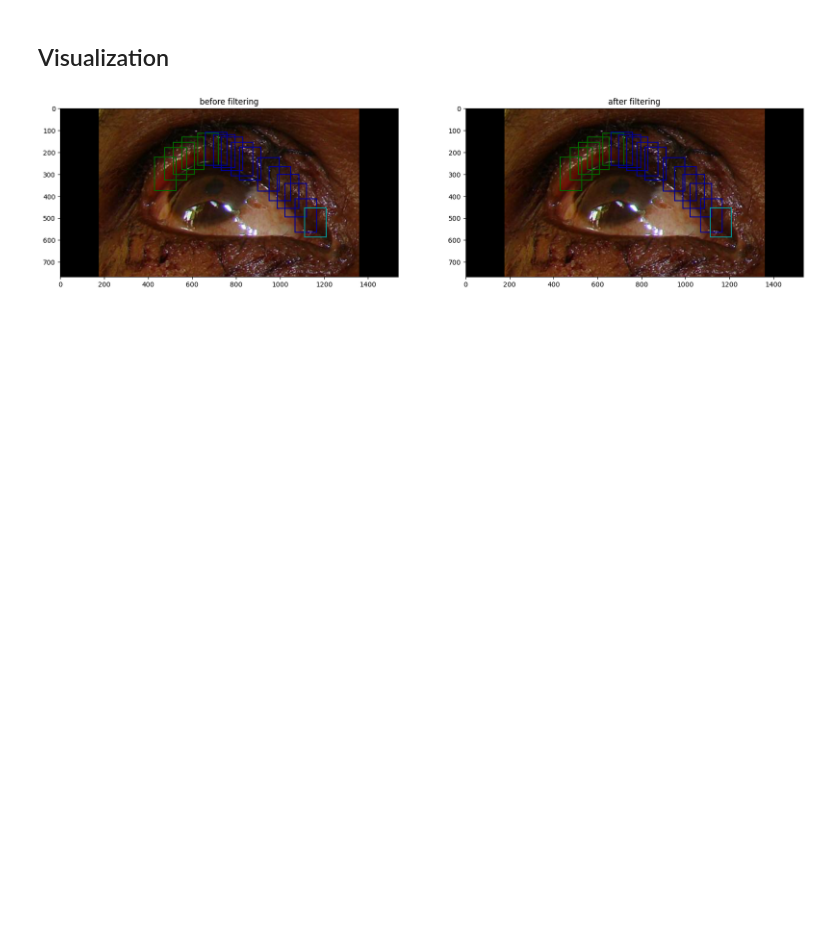
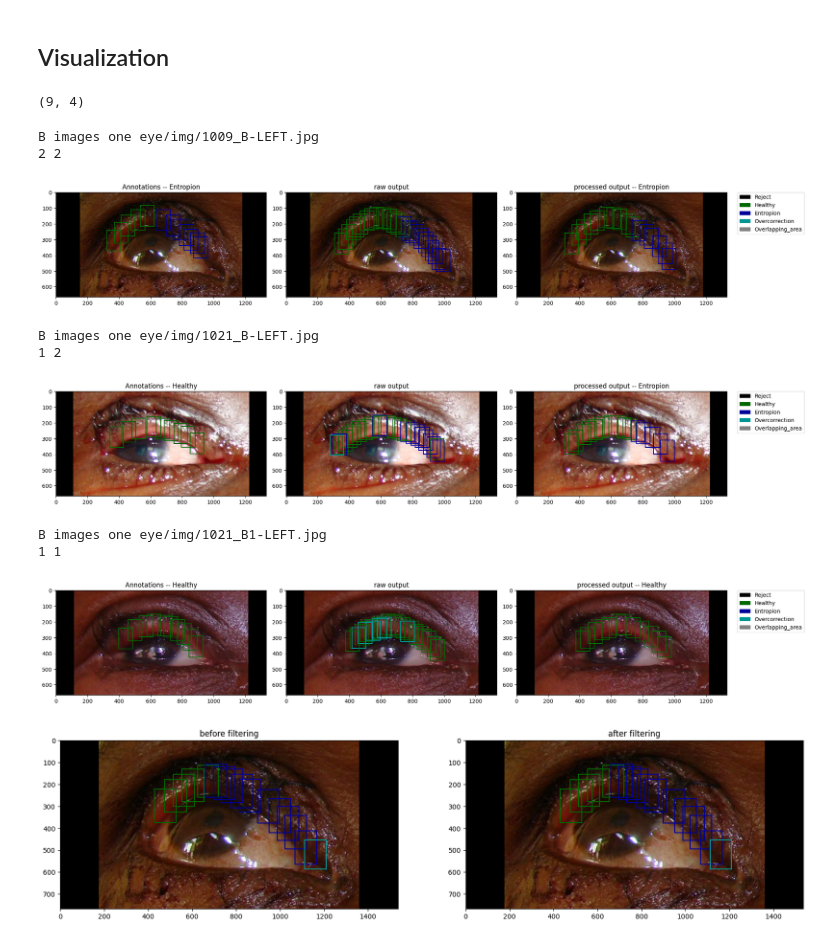
Before and after one commit to lucieDLE/trachoma, a Jupyter notebook: src/py/notebooks/faster-rcnn-dl.ipynb, the cells around one changed output. Saved outputs shown, nothing was run; the diff lists cells and outputs as text; code cells hidden in the pictures; blank space fills up the shorter version.

```diff
--- a/src/py/notebooks/faster-rcnn-dl.ipynb
+++ b/src/py/notebooks/faster-rcnn-dl.ipynb
@@ -398,17 +415,3 @@ df_eval[['pred', 'gt']] -1
 # df_sel = df_eval
 # %%
 # df_eval.to_csv('/CMF/data/lumargot/trachoma/prediction_model.csv')
-# %%
-df_sel = df_eval.loc[ df_eval['gt'] != -1]
-df_sel = df_sel.loc[ df_sel['pred'] != -1]
-
-## -- aggregate
-# csv_aggre = '/CMF/data/lumargot/trachoma/output/backtoold/5fold/aggregate_eye_level.csv'
-# directory =os.path.dirname(csv_aggre)
-# df_sel = pd.read_csv(csv_aggre)
-
-directory =os.path.dirname(ckpt)
-# directory = '/CMF/data/lumargot/trachoma/output/backtoold/5fold_v4/test/fold2'
-filename = os.path.join(directory, 'eye-level_predictions.csv')
-print(directory)
-df_sel.to_csv(filename)
@@ -514,12 +483,16 @@ def plot_patches(img, targets, map, title='ground truth'):
     if 'scores' in targets.keys():
       score = targets['scores'][j]
       ax.text(x1, y1-100, f'{score:.2f}', color='red')
+# %%
+preds['boxes'].shape
+# %% [output]
+(9, 4)
 # %%
 out_dir = '/CMF/data/lumargot/trachoma/output/tmp2/'
 model.eval()
 
 for IDX, batch in enumerate(tqdm(dataload)):
-  if IDX <200:
+  if IDX <0:
     pass
   else:
     # try:
@@ -550,42 +523,51 @@ for IDX, batch in enumerate(tqdm(dataload)):
     ## predictions
     preds = filter_indices_on_segmentation_mask(eyelid_seg, out_img, overlap_threshold=0.6)
     out_img = convert_targets_numpy(out_img)
-    filled_preds, preds = process_predictions(preds)
+
+    filled_preds = process_predictions(preds)
     thr = filled_preds['scores'].mean() - 2*filled_preds['scores'].std()
     keep = filled_preds['scores'] > thr
     filled_preds = filter_targets_indices(filled_preds, keep)
     processed_outcome = eye_level_outcome(filled_preds, img.shape)
 
     print(gt_outcome, processed_outcome)
 
     plt.figure(figsize=(20,5))
     plt.subplot(131)
     plot_patches(img, targets, map=map, title=f'Annotations -- {map_outcome[gt_outcome]}')
 
     plt.subplot(132)
     plot_patches(img, out_img, map=map, title=f'raw output')
 
     plt.subplot(133)
     legend_patches = [mpatches.Patch(color=np.array(color)/255, label=name) for name, color in colormap.items()]
     plot_patches(img, filled_preds, map=map, title=f'processed output -- {map_outcome[processed_outcome]}')
     plt.legend(handles=legend_patches, loc='upper left', bbox_to_anchor=(1.05, 1), borderaxespad=0.)
     plt.tight_layout()
 
-    # overlay, masked_overlay = create_mask(eyelid_seg, filled_targets)
+    # overlay, masked_overlay = create_mask(eyelid_seg, filled_preds)
     # result = add_mask_countours(img, overlay)
     # plt.imshow(result)
     # plt.title(f"post-processing --  {map_outcome[outcome]}")
     # plt.tight_layout()
-
 
     plt.show()
     filepath = os.path.join(out_dir, os.path.basename(filename).replace('.jpg', '.png'))
     # plt.savefig(filepath,dpi=200)
     plt.close()
 
-
-  if  IDX ==220:
+  if  IDX ==2:
     break
+# %% [output]
+B images one eye/img/1009_B-LEFT.jpg
+2 2
+[figure, added]
+B images one eye/img/1021_B-LEFT.jpg
+1 2
+[figure, added]
+B images one eye/img/1021_B1-LEFT.jpg
+1 1
+[figure, added]
 # %%
 ## predictions
 plt.figure(figsize=(20,10))
```
Also changed, not shown: parts of 21 cells of this notebook, 1 other file.
